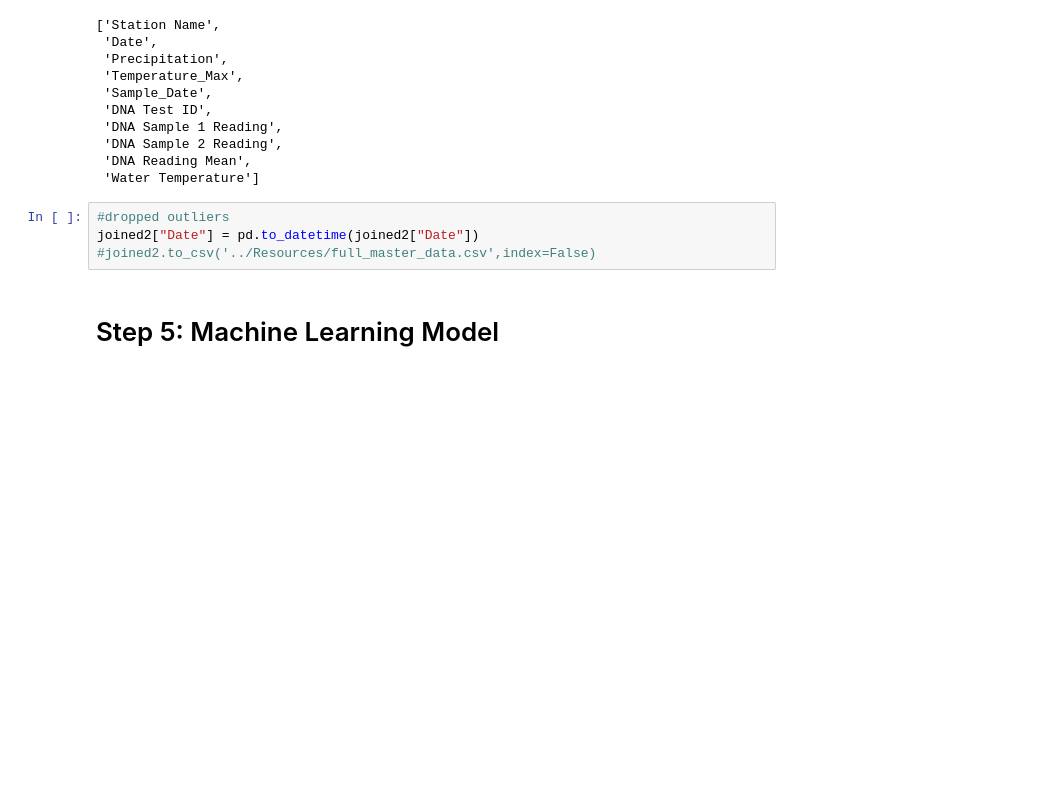
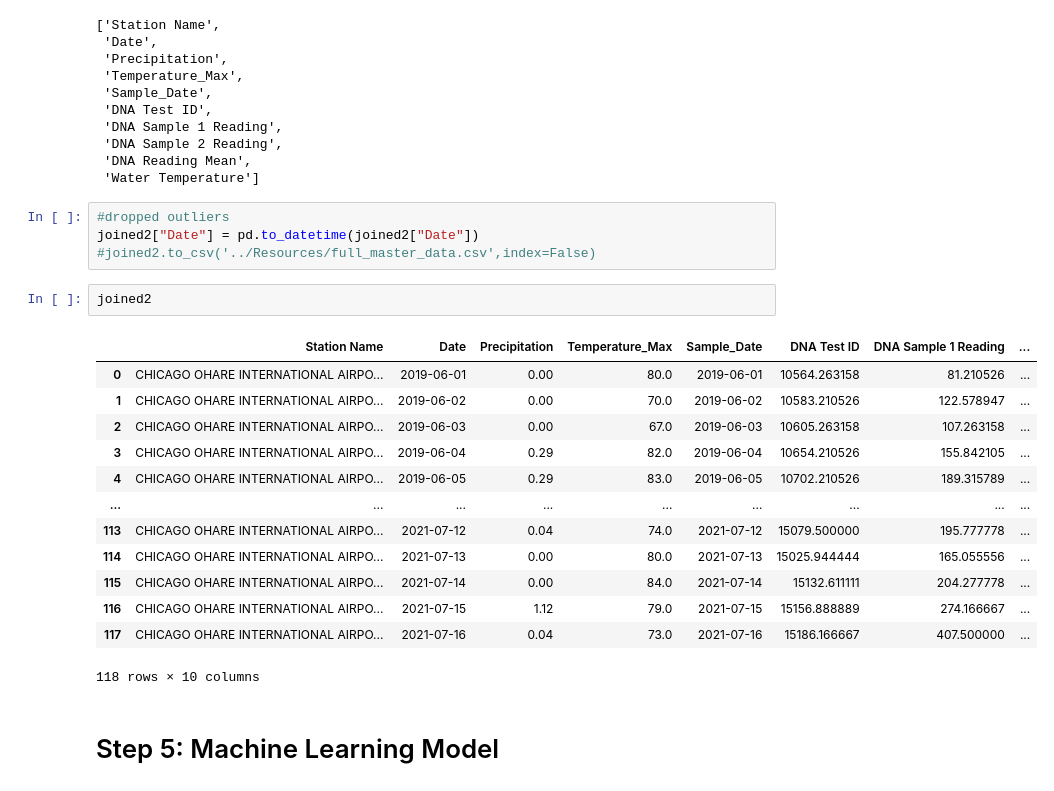
Before and after one commit to danielatuesta55/E_Coli_Chicago_Beaches, a Jupyter notebook: Jupyterlab_Notebooks/full_beach.ipynb, the cells around one changed output. Drawn from its saved outputs; the diff is of its cells as text; blank space fills up the shorter version.

```diff
--- a/Jupyterlab_Notebooks/full_beach.ipynb
+++ b/Jupyterlab_Notebooks/full_beach.ipynb
@@ -264,6 +285,22 @@ joined2.columns.tolist()
 #dropped outliers
 joined2["Date"] = pd.to_datetime(joined2["Date"])
 #joined2.to_csv('../Resources/full_master_data.csv',index=False)
+# %%
+joined2
+# %% [output]
+|  | Station Name | Date | Precipitation | Temperature_Max | Sample_Date | DNA Test ID | DNA Sample 1 Reading | ... |
+| 0 | CHICAGO OHARE INTERNATIONAL AIRPO... | 2019-06-01 | 0.00 | 80.0 | 2019-06-01 | 10564.263158 | 81.210526 | ... |
+| 1 | CHICAGO OHARE INTERNATIONAL AIRPO... | 2019-06-02 | 0.00 | 70.0 | 2019-06-02 | 10583.210526 | 122.578947 | ... |
+| 2 | CHICAGO OHARE INTERNATIONAL AIRPO... | 2019-06-03 | 0.00 | 67.0 | 2019-06-03 | 10605.263158 | 107.263158 | ... |
+| 3 | CHICAGO OHARE INTERNATIONAL AIRPO... | 2019-06-04 | 0.29 | 82.0 | 2019-06-04 | 10654.210526 | 155.842105 | ... |
+| 4 | CHICAGO OHARE INTERNATIONAL AIRPO... | 2019-06-05 | 0.29 | 83.0 | 2019-06-05 | 10702.210526 | 189.315789 | ... |
+| ... | ... | ... | ... | ... | ... | ... | ... | ... |
+| 113 | CHICAGO OHARE INTERNATIONAL AIRPO... | 2021-07-12 | 0.04 | 74.0 | 2021-07-12 | 15079.500000 | 195.777778 | ... |
+| 114 | CHICAGO OHARE INTERNATIONAL AIRPO... | 2021-07-13 | 0.00 | 80.0 | 2021-07-13 | 15025.944444 | 165.055556 | ... |
+| 115 | CHICAGO OHARE INTERNATIONAL AIRPO... | 2021-07-14 | 0.00 | 84.0 | 2021-07-14 | 15132.611111 | 204.277778 | ... |
+| 116 | CHICAGO OHARE INTERNATIONAL AIRPO... | 2021-07-15 | 1.12 | 79.0 | 2021-07-15 | 15156.888889 | 274.166667 | ... |
+| 117 | CHICAGO OHARE INTERNATIONAL AIRPO... | 2021-07-16 | 0.04 | 73.0 | 2021-07-16 | 15186.166667 | 407.500000 | ... |
+118 rows × 10 columns
 # %% [markdown]
 # Step 5: Machine Learning Model
 # %%
```
Also changed, not shown: parts of 3 cells of this notebook, 1 other file.
